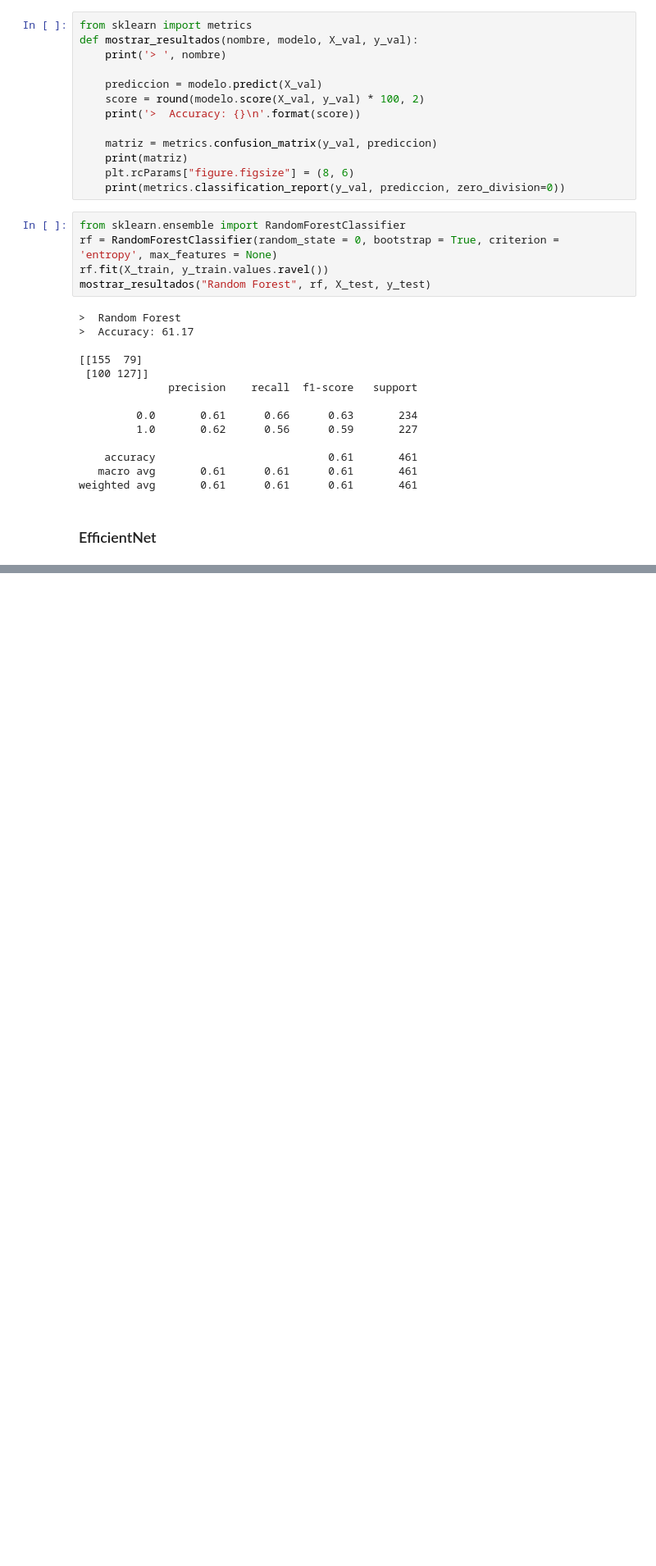
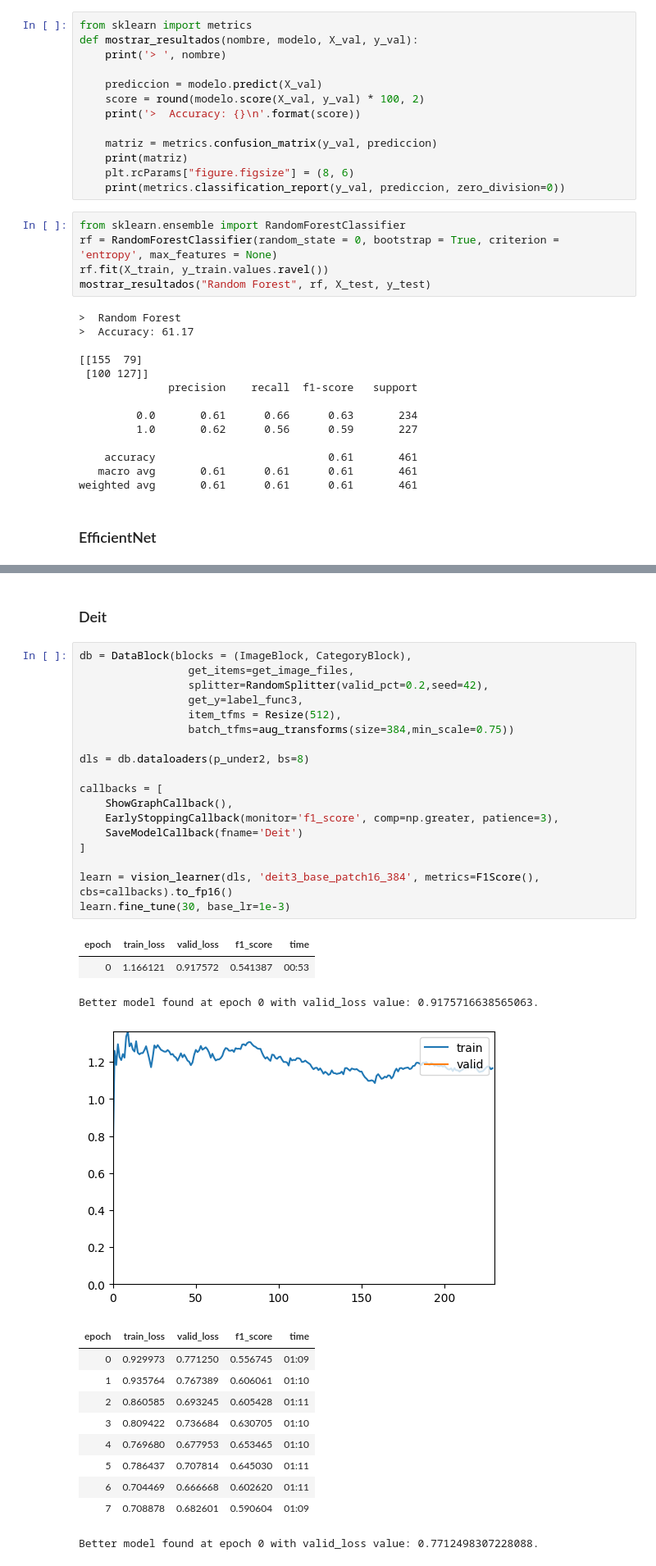
Before and after one commit to inigo99/CancerDetection, a Jupyter notebook: TFM.ipynb, the cells around one changed output, grey strips where cells are left out. Shown at 82% size. Saved outputs shown, nothing was run; the diff lists cells and outputs as text; blank space fills up the shorter version.

```diff
--- a/TFM.ipynb
+++ b/TFM.ipynb
@@ -1900,0 +2247,35 @@ learn.model
+# %% [markdown]
+### Deit
+# %%
+db = DataBlock(blocks = (ImageBlock, CategoryBlock),
+                 get_items=get_image_files,
+                 splitter=RandomSplitter(valid_pct=0.2,seed=42),
+                 get_y=label_func3,
+                 item_tfms = Resize(512),
+                 batch_tfms=aug_transforms(size=384,min_scale=0.75))
+
+dls = db.dataloaders(p_under2, bs=8)
+
+callbacks = [
+    ShowGraphCallback(),
+    EarlyStoppingCallback(monitor='f1_score', comp=np.greater, patience=3),
+    SaveModelCallback(fname='Deit')
+]
+
+learn = vision_learner(dls, 'deit3_base_patch16_384', metrics=F1Score(), cbs=callbacks).to_fp16()
+learn.fine_tune(30, base_lr=1e-3)
+# %% [output]
+| epoch | train_loss | valid_loss | f1_score | time |
+| 0 | 1.166121 | 0.917572 | 0.541387 | 00:53 |
+Better model found at epoch 0 with valid_loss value: 0.9175716638565063.
+[figure, added]
+| epoch | train_loss | valid_loss | f1_score | time |
+| 0 | 0.929973 | 0.771250 | 0.556745 | 01:09 |
+| 1 | 0.935764 | 0.767389 | 0.606061 | 01:10 |
+| 2 | 0.860585 | 0.693245 | 0.605428 | 01:11 |
+| 3 | 0.809422 | 0.736684 | 0.630705 | 01:10 |
+| 4 | 0.769680 | 0.677953 | 0.653465 | 01:10 |
+| 5 | 0.786437 | 0.707814 | 0.645030 | 01:11 |
+| 6 | 0.704469 | 0.666668 | 0.602620 | 01:11 |
+| 7 | 0.708878 | 0.682601 | 0.590604 | 01:09 |
+Better model found at epoch 0 with valid_loss value: 0.7712498307228088.
```
Also changed, not shown: parts of 44 cells of this notebook.
